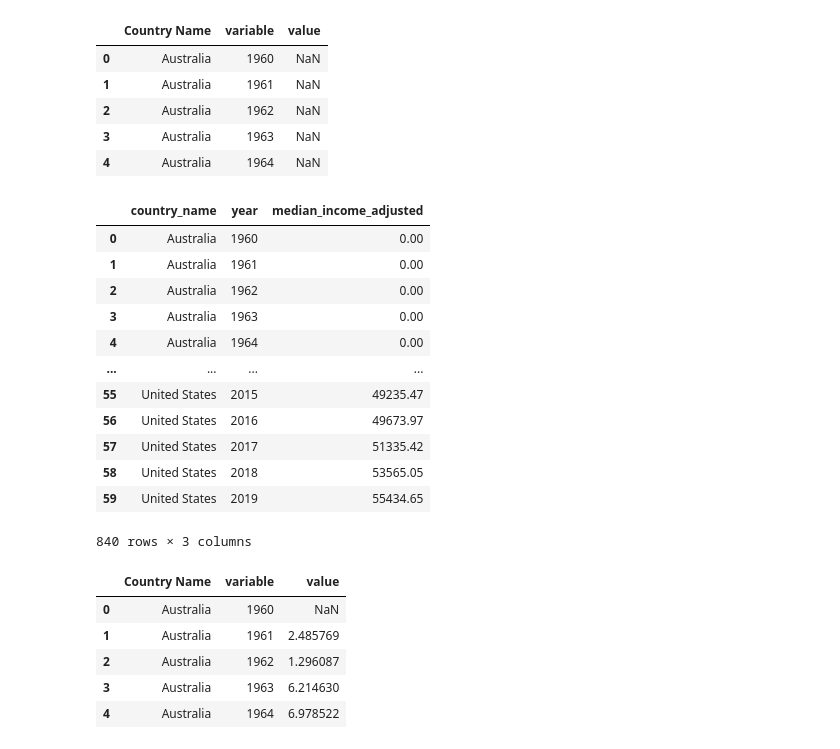
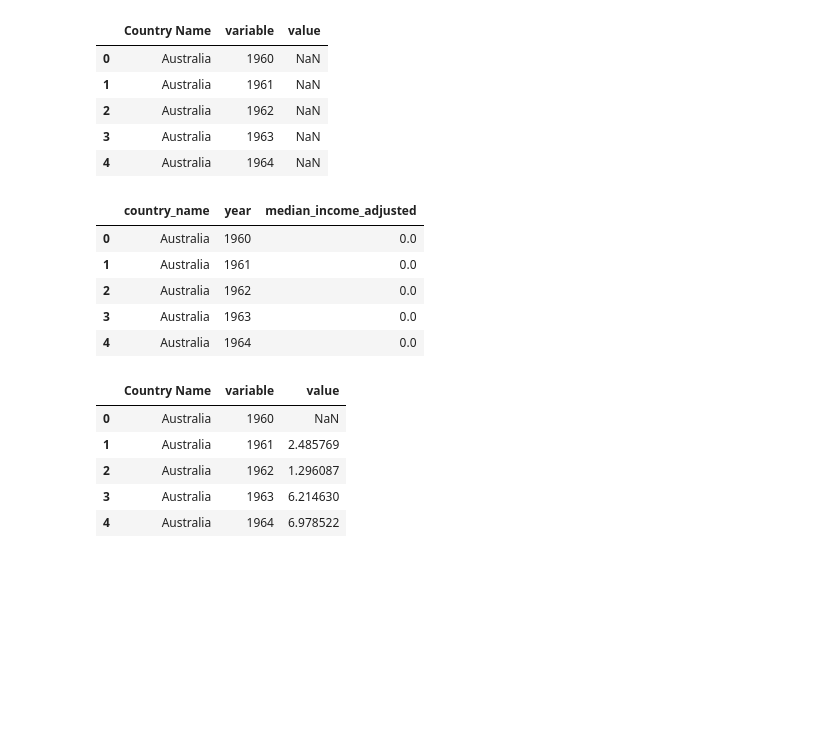
Before and after one commit to ryhigashi/ETL-Project, a Jupyter notebook: ETL-project-robert.ipynb, the cells around one changed output. Saved outputs shown, nothing was run; the diff lists cells and outputs as text; code cells hidden in the pictures; blank space fills up the shorter version.

```diff
--- a/ETL-project-robert.ipynb
+++ b/ETL-project-robert.ipynb
@@ -74,21 +102,14 @@ df_median_list_trans[0].head()
 # %%
 countries_cleaned_median_df = pd.DataFrame()
 countries_combined_median_df = pd.concat(df_median_list_trans)
 countries_cleaned_median_df['country_name'] = countries_combined_median_df['Country Name']
 countries_cleaned_median_df['year'] = countries_combined_median_df['variable'].astype(int)
 countries_cleaned_median_df['median_income_adjusted'] = countries_combined_median_df['value'].fillna(0).astype(float).round(2)
-countries_cleaned_median_df
+countries_cleaned_median_df.head()
 # %% [output]
 |  | country_name | year | median_income_adjusted |
-| 0 | Australia | 1960 | 0.00 |
-| 1 | Australia | 1961 | 0.00 |
-| 2 | Australia | 1962 | 0.00 |
-| 3 | Australia | 1963 | 0.00 |
-| 4 | Australia | 1964 | 0.00 |
-| ... | ... | ... | ... |
-| 55 | United States | 2015 | 49235.47 |
-| 56 | United States | 2016 | 49673.97 |
-| 57 | United States | 2017 | 51335.42 |
-| 58 | United States | 2018 | 53565.05 |
-| 59 | United States | 2019 | 55434.65 |
+| 0 | Australia | 1960 | 0.0 |
+| 1 | Australia | 1961 | 0.0 |
+| 2 | Australia | 1962 | 0.0 |
+| 3 | Australia | 1963 | 0.0 |
+| 4 | Australia | 1964 | 0.0 |
-840 rows × 3 columns
```
Also changed, not shown: parts of 85 cells of this notebook.
